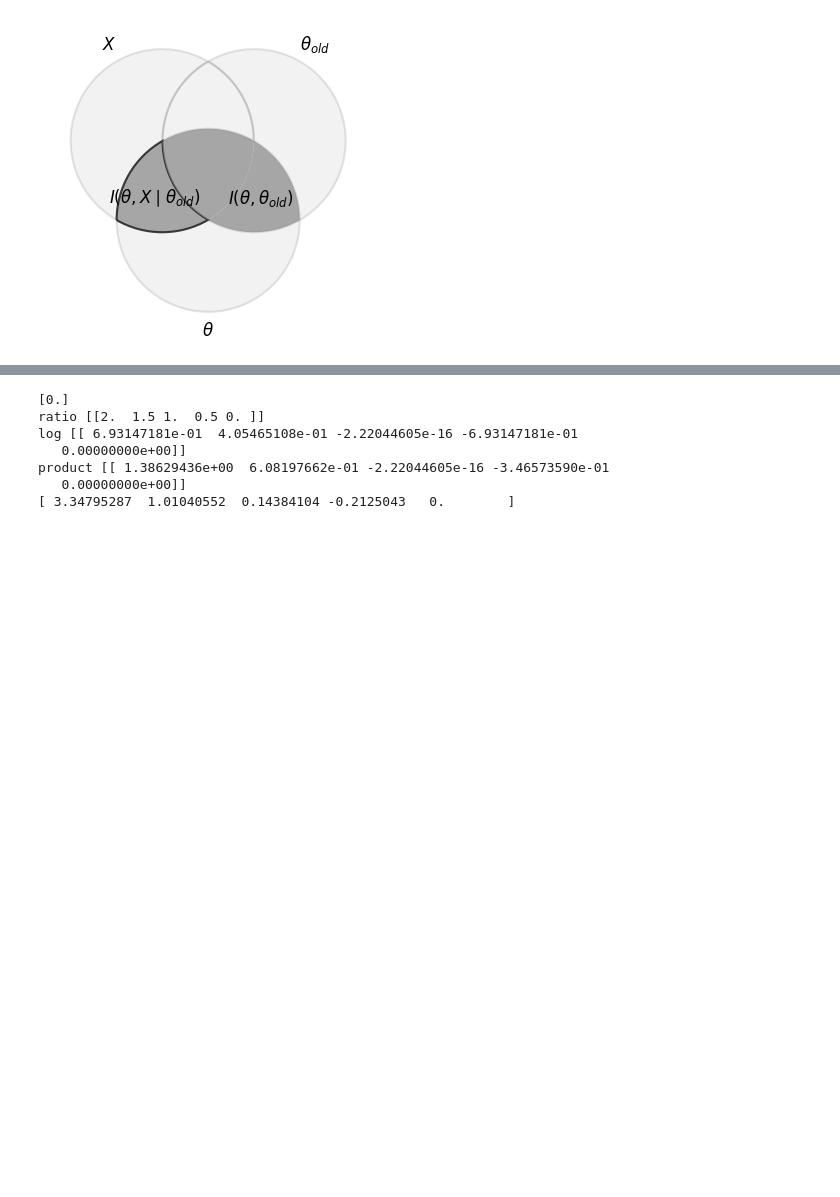
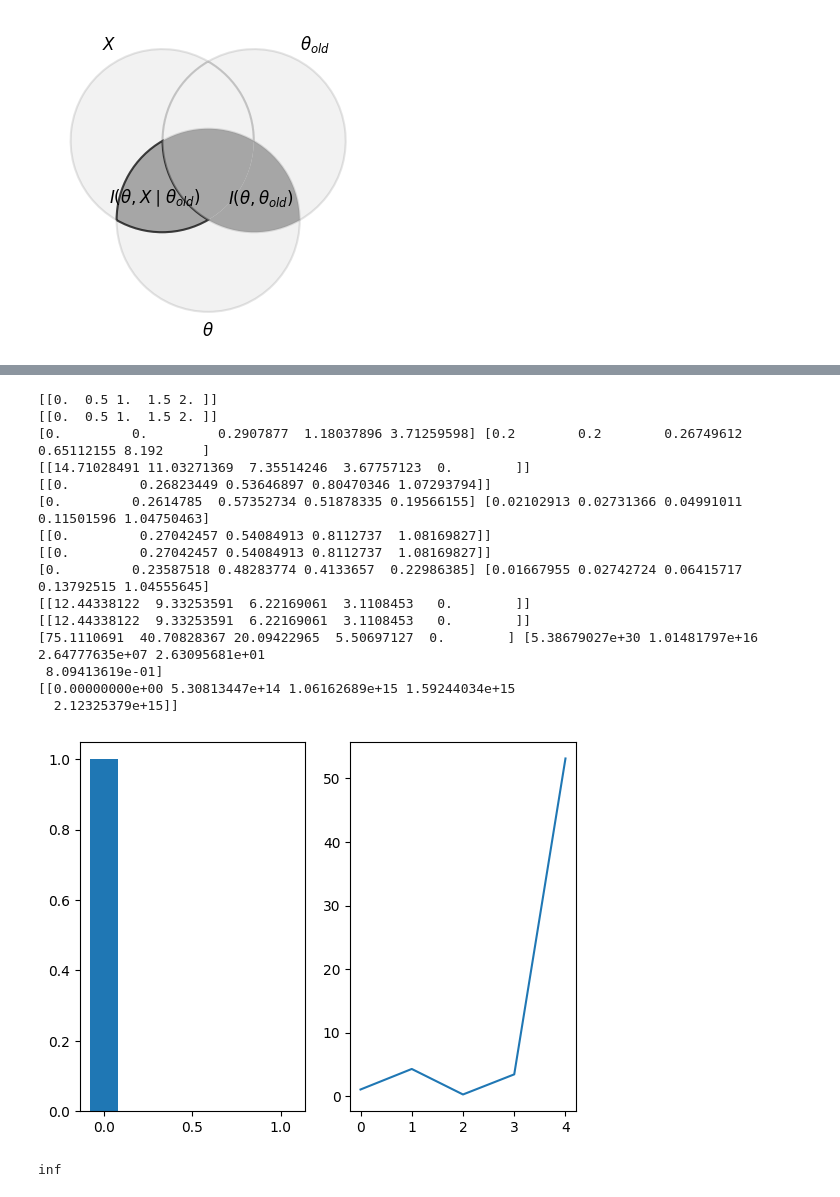
Before and after one commit to mihalybanyai/infomax, a Jupyter notebook: sequential_infomax.ipynb, the cells around one changed output, grey strips where cells are left out. Drawn from its saved outputs; the diff is of its cells as text; code cells hidden in the pictures; blank space fills up the shorter version.

```diff
--- a/sequential_infomax.ipynb
+++ b/sequential_infomax.ipynb
@@ -199,23 +199,38 @@ $Z_\tau = \sum_{\theta \in \Theta} e^{\KL{p(X, \tilde{x} \mid \theta)}{p(X, \til
 # %%
 import importlib, sys
 from infomax_class import biased_coin_GM
 importlib.reload(sys.modules['infomax_class'])
 
 gm = biased_coin_GM()
 gm.set_prior(prob_densities=np.ones(5)/5)
 posterior = gm.posterior([1, 0, 0, 1, 1, 1])
-print(gm.KL_divergences(2, posterior=posterior, M=1))
+#gm.mutual_information(5, posterior=posterior, M=5)
+#p = gm.KL_divergences(2, posterior=posterior, M=2))
 
 #posterior = gm.posterior([0, 1, 0, 0])
 #posterior.plot()
 
-#gm.blahut_arimoto_prior(10, 5, 1000, 1e-7, plot=False)
+gm.blahut_arimoto_prior(3, 5, 4, posterior=posterior, M=1, min_delta=1e-7, plot=True)
+#gm.blahut_arimoto_prior(2, 5, 1000, min_delta=1e-7, plot=False)
 #gm.prior.plot()
 # %% [output]
-[0.]
-ratio [[2.  1.5 1.  0.5 0. ]]
-log [[ 6.93147181e-01  4.05465108e-01 -2.22044605e-16 -6.93147181e-01
-   0.00000000e+00]]
-product [[ 1.38629436e+00  6.08197662e-01 -2.22044605e-16 -3.46573590e-01
-   0.00000000e+00]]
-[ 3.34795287  1.01040552  0.14384104 -0.2125043   0.        ]
+[[0.  0.5 1.  1.5 2. ]]
+[[0.  0.5 1.  1.5 2. ]]
+[0.         0.         0.2907877  1.18037896 3.71259598] [0.2        0.2        0.26749612 0.65112155 8.192     ]
+[[14.71028491 11.03271369  7.35514246  3.67757123  0.        ]]
+[[0.         0.26823449 0.53646897 0.80470346 1.07293794]]
+[0.         0.2614785  0.57352734 0.51878335 0.19566155] [0.02102913 0.02731366 0.04991011 0.11501596 1.04750463]
+[[0.         0.27042457 0.54084913 0.8112737  1.08169827]]
+[[0.         0.27042457 0.54084913 0.8112737  1.08169827]]
+[0.         0.23587518 0.48283774 0.4133657  0.22986385] [0.01667955 0.02742724 0.06415717 0.13792515 1.04555645]
+[[12.44338122  9.33253591  6.22169061  3.1108453   0.        ]]
+[[12.44338122  9.33253591  6.22169061  3.1108453   0.        ]]
+[75.1110691  40.70828367 20.09422965  5.50697127  0.        ] [5.38679027e+30 1.01481797e+16 2.64777635e+07 2.63095681e+01
+ 8.09413619e-01]
+[[0.00000000e+00 5.30813447e+14 1.06162689e+15 1.59244034e+15
+  2.12325379e+15]]
+[figure, added]
+# %%
+np.exp(800)
+# %% [output]
+inf
```
Also changed, not shown: 1 other file.
